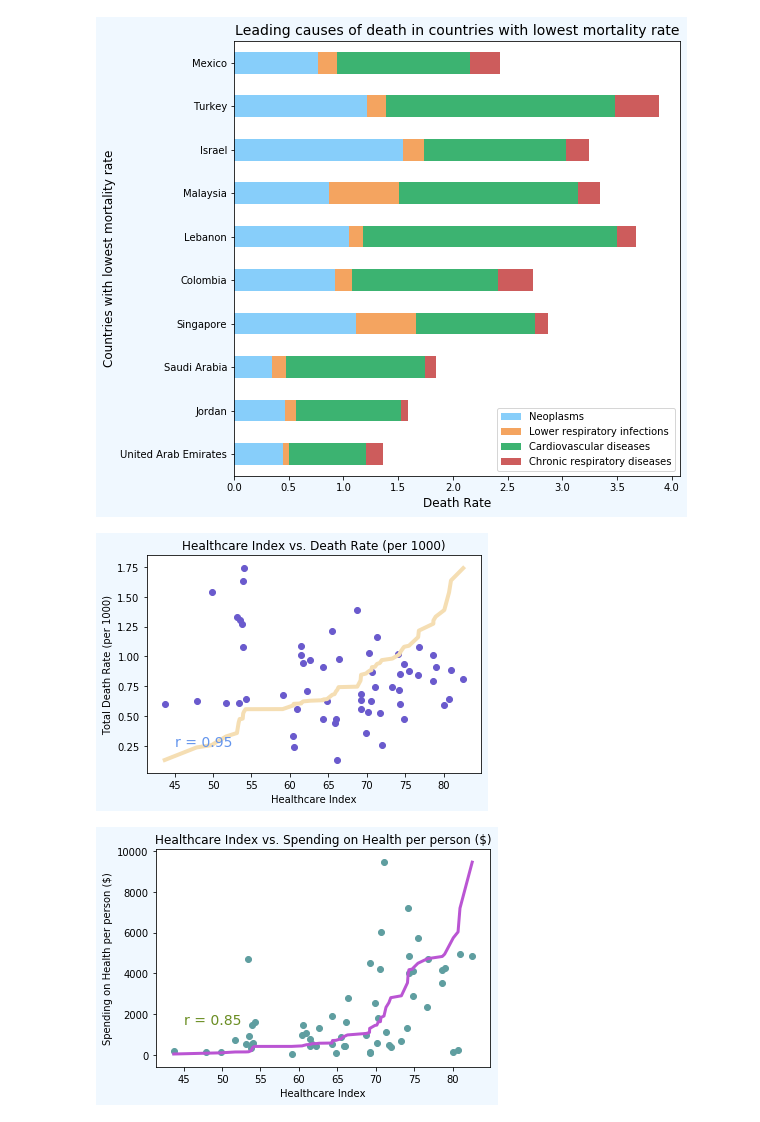
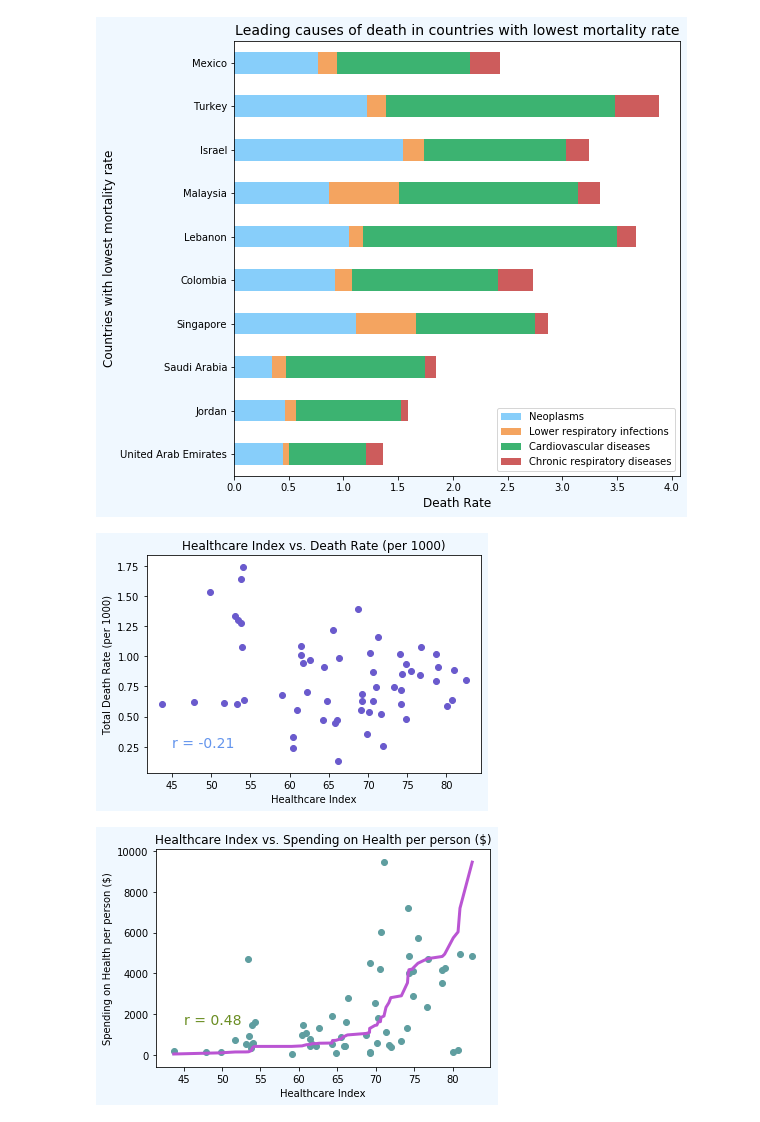
Before and after one commit to TanishaCooper/projectone_groupfour, a Jupyter notebook: HealthcarePy/test.ipynb, the cells around one changed output. Drawn from its saved outputs; the diff is of its cells as text; code cells hidden in the pictures.

Commit message:
fix regression values

```diff
--- a/HealthcarePy/test.ipynb
+++ b/HealthcarePy/test.ipynb
@@ -316,21 +316,23 @@ plt.savefig('Output/leading_cause_death_in_least_deadly_countries_horizontal.png
 # %% [output]
 [figure]
 # %%
-x = hci.sort_values()
-y = tdr.sort_values()
-plt.plot(x,y, color='wheat', linewidth=4)
+# x = hci.sort_values()
+# y = tdr.sort_values()
+x = hci
+y = tdr
+# plt.plot(x,y, color='wheat', linewidth=4)
 plt.scatter(hci, tdr, color='slateblue')
 plt.title('Healthcare Index vs. Death Rate (per 1000)')
 plt.ylabel('Total Death Rate (per 1000)')
 plt.xlabel('Healthcare Index')
 
 (slope, intercept, rvalue, pvalue, stderr) = st.linregress(x, y)
 r_string = f'r = {round(rvalue,2)}'
 plt.annotate(r_string,(45,0.25), fontsize='14',color='cornflowerblue')
 
 plt.savefig('Output/hci_vs_death_rate.png')
 # %% [output]
-[figure, old version]
+[figure, new version]
 # %%
 x = hci.sort_values()
 y = spend_per_person.sort_values()
```
Also changed, not shown: parts of 9 cells of this notebook, 2 other files.
